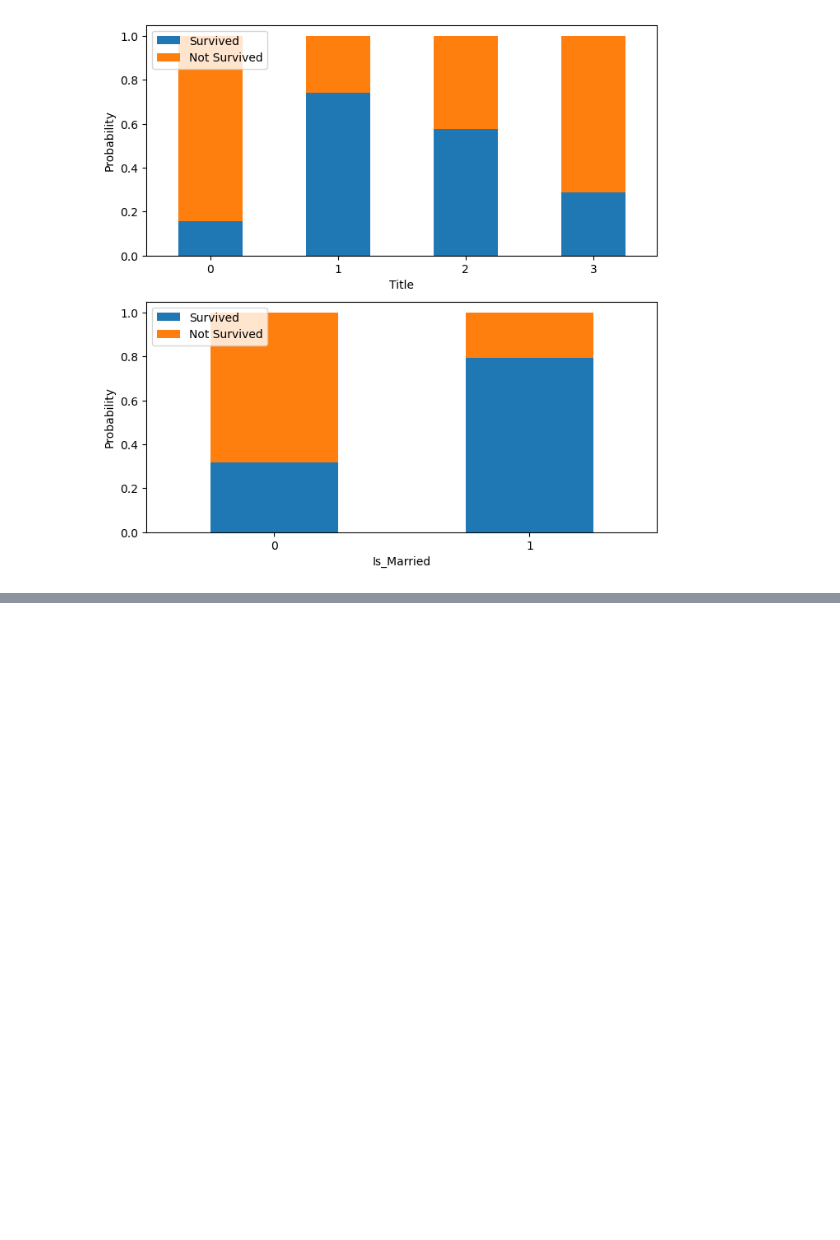
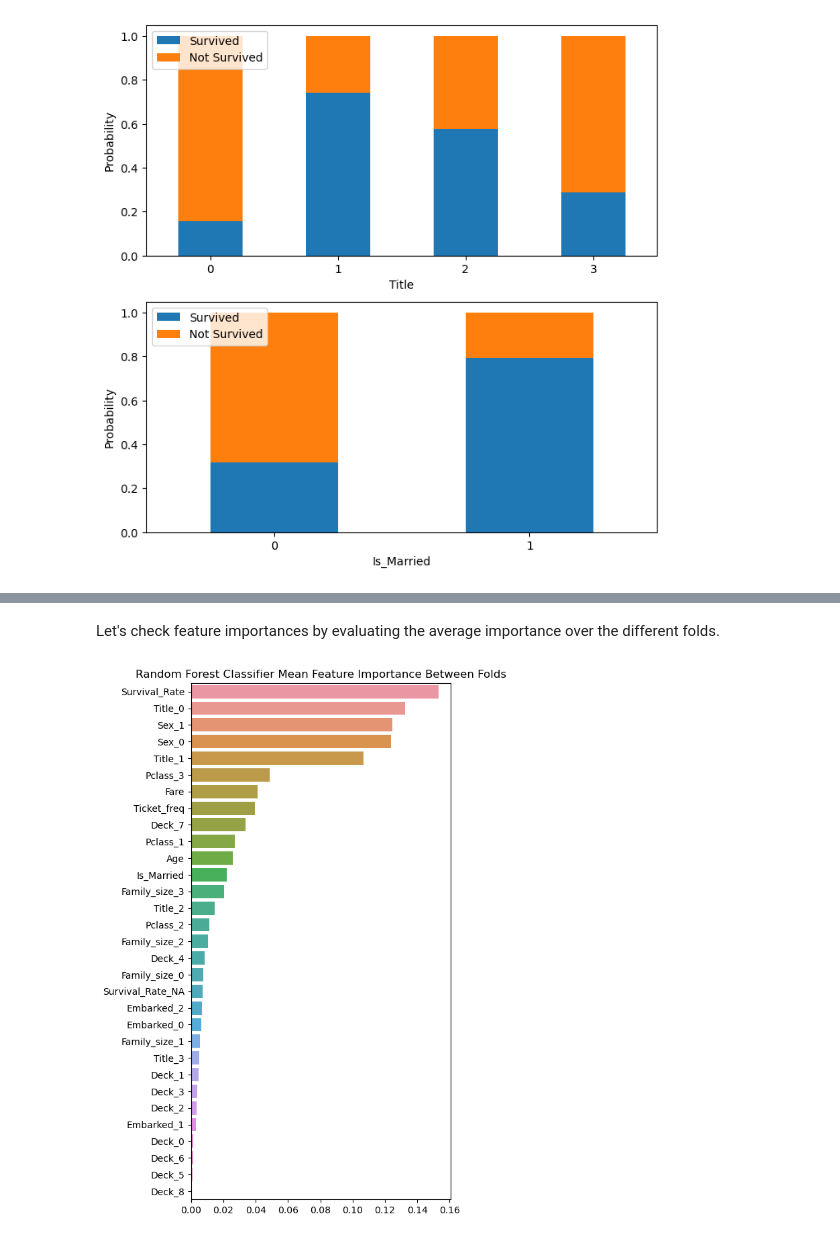
Before and after one commit to emivilla/ds-projects, a Jupyter notebook: titanic/notebook.ipynb, the cells around one changed output, grey strips where cells are left out. Cells and saved outputs as stored; diff of their text form; code cells hidden in the pictures; blank space fills up the shorter version.

```diff
--- a/titanic/notebook.ipynb
+++ b/titanic/notebook.ipynb
@@ -540,0 +658,17 @@ From the plots above we see indeed that the *Name* feature contains valuable inf
+# %%
+# Let's label encode non numeric features
+non_numeric_features = ['Embarked', 'Sex', 'Deck', 'Title', 'Age', 'Fare', "Family_size"]
+for feature in non_numeric_features:
+    df[feature] = LabelEncoder().fit_transform(df[feature])
+# %%
+# Let's one-hot encode categorical features
+cat_features = ['Pclass', 'Sex', 'Deck', 'Embarked', 'Title', 'Family_size']
+df = pd.get_dummies(df, columns=cat_features)
+# %%
+# Let's drop columns that will not be used for modelling
+cols_to_drop = [
+    'Name', 'Parch', 'SibSp', 'Ticket', 'Ticket_Survival_Rate', 'Family',
+    'Ticket_Survival_Rate_NA', 'Family_Survival_Rate', 'Family_Survival_Rate_NA'
+]
+df.drop(cols_to_drop, axis=1, inplace=True)
+df.head()
@@ -540,0 +686,3 @@ From the plots above we see indeed that the *Name* feature contains valuable inf
+# %%
+df_train = df.loc[:890].copy()
+df_test = df.loc[891:].copy()
@@ -540,0 +760,15 @@ From the plots above we see indeed that the *Name* feature contains valuable inf
+# %% [markdown]
+Let's check feature importances by evaluating the average importance over the different folds.
+# %%
+# Get average importance and sort
+importances['Mean_Importance'] = importances.mean(axis=1)
+importances.sort_values(by='Mean_Importance', inplace=True, ascending=False)
+
+# Plot horizontal bar chart
+plt.figure(figsize=(5, 10))
+sns.barplot(x='Mean_Importance', y=importances.index, data=importances)
+plt.xlabel('')
+plt.title('Random Forest Classifier Mean Feature Importance Between Folds')
+plt.show()
+# %% [output]
+[figure, added]
```
Also changed, not shown: parts of 31 cells of this notebook.
